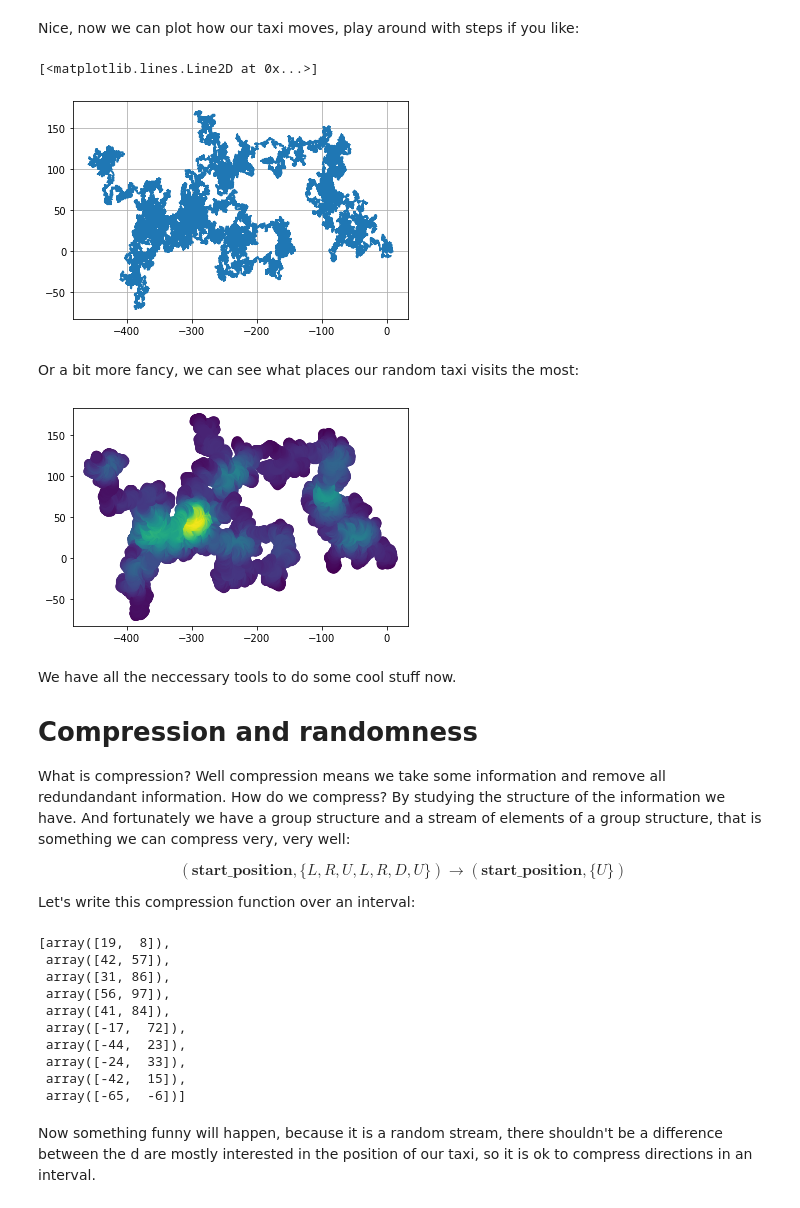
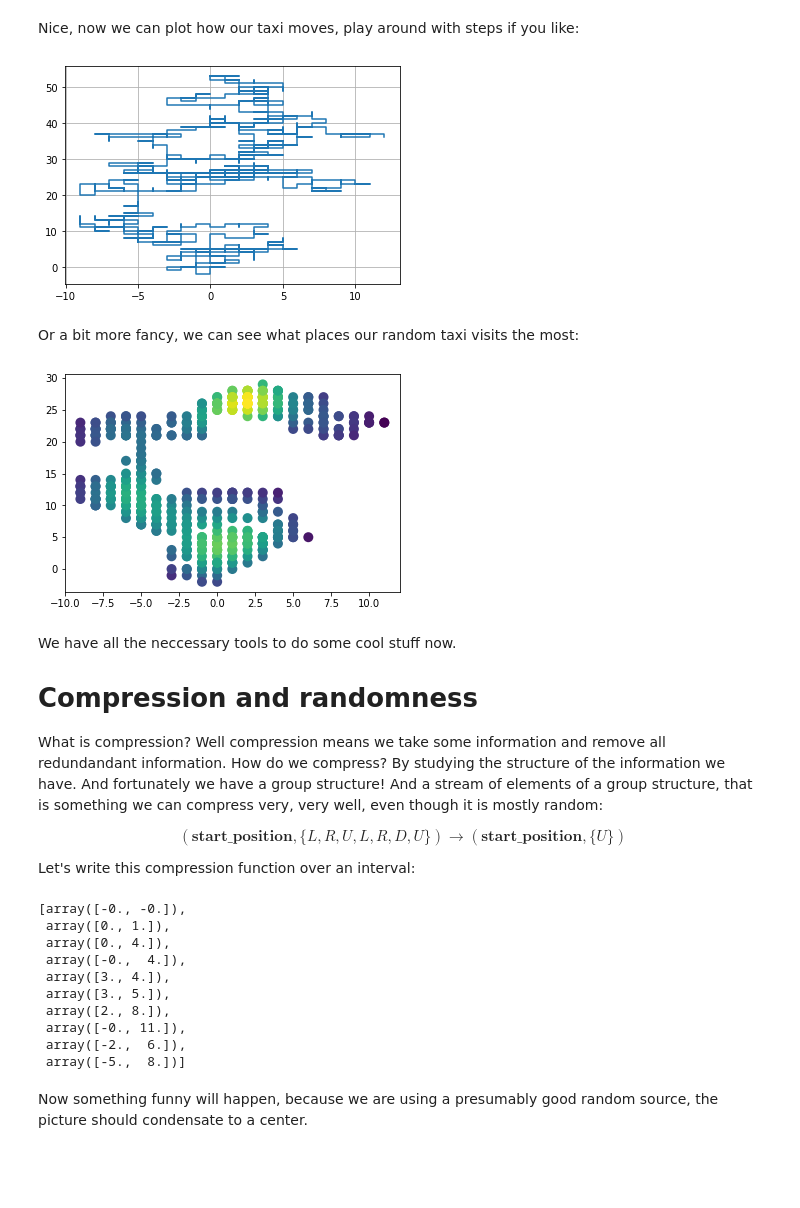
Before and after one commit to edgarklerks/some_musings, a Jupyter notebook: Some_algebraic_structure_of_python_generators.ipynb, the cells around one changed output. Drawn from its saved outputs; the diff is of its cells as text; code cells hidden in the pictures; blank space fills up the shorter version.

```diff
--- a/Some_algebraic_structure_of_python_generators.ipynb
+++ b/Some_algebraic_structure_of_python_generators.ipynb
@@ -239,37 +244,46 @@ observe(10,taxi())
 # %% [markdown]
 Nice, now we can plot how our taxi moves, play around with steps if you like:
 # %%
-steps = 100000
+
+steps = 500
+
+
 def observeArray(n,g):
      return np.asarray(observe(n, g))
 
 import matplotlib.pyplot as plt
-fig = plt.figure()
-ax = plt.axes()
-plt.grid()
-x,y = observeArray(steps,taxi()).T
-plt.plot(x,y)
+def showTaxiPath(steps, taxi):
+    fig = plt.figure()
+    ax = plt.axes()
+    plt.grid()
+    x,y = observeArray(steps,taxi).T
+    plt.plot(x,y)
+
+showTaxiPath(1000, taxi())
 # %% [output]
-[<matplotlib.lines.Line2D at 0x...>]
-[figure, old version]
+[figure, new version]
 # %% [markdown]
 Or a bit more fancy, we can see what places our random taxi visits the most:
 # %%
 from scipy.stats import gaussian_kde
 def densityScatterPlot(x,y):
     xy = np.vstack([x,y])
     z = gaussian_kde(xy)(xy)
 
     fig, ax = plt.subplots()
     ax.scatter(x, y, c=z, s=100, edgecolor='')
 densityScatterPlot(x,y)
+
+def normalScatterPlot(x,y):
+    fig, ax = plt.subplots()
+    ax.scatter(x,y)
 # %% [output]
-[figure, old version]
+[figure, new version]
 # %% [markdown]
 We have all the neccessary tools to do some cool stuff now.
 
 # Compression and randomness
-What is compression? Well compression means we take some information and remove all redundandant information. How do we compress? By studying the structure of the information we have. And fortunately we have a group structure and a stream of elements of a group structure, that is something we can compress very, very well:
+What is compression? Well compression means we take some information and remove all redundandant information. How do we compress? By studying the structure of the information we have. And fortunately we have a group structure! And a stream of elements of a group structure, that is something we can compress very, very well, even though it is mostly random:
 
 $$(\textbf{start_position},\{L,R,U,L,R,D,U\}) \rightarrow (\textbf{start_position},\{U\})$$
 
@@ -279,23 +293,23 @@ def compress(interval, gen):
     while True:
         chunk = take(interval, gen)
         gen = drop(interval, gen)
-        yield sum(chunk)
+        yield np.trunc(sum(chunk)/interval)
 
 observe(10, compress(10,taxi()))
 # %% [output]
-[array([19,  8]),
- array([42, 57]),
- array([31, 86]),
- array([56, 97]),
- array([41, 84]),
- array([-17,  72]),
- array([-44,  23]),
- array([-24,  33]),
- array([-42,  15]),
- array([-65,  -6])]
+[array([-0., -0.]),
+ array([0., 1.]),
+ array([0., 4.]),
+ array([-0.,  4.]),
+ array([3., 4.]),
+ array([3., 5.]),
+ array([2., 8.]),
+ array([-0., 11.]),
+ array([-2.,  6.]),
+ array([-5.,  8.])]
-# %% [markdown]
-
-Now something funny will happen, because it is a random stream, there shouldn't be a difference between the d are mostly interested in the position of our taxi, so it is ok to compress directions in an interval.
+# %% [markdown]
+
+Now something funny will happen, because we are using a presumably good random source, the picture should condensate to a center.
 # %%
 import sys
 # We are playing with generators, so we want this to be a bit higher.
```
Also changed, not shown: parts of 19 cells of this notebook, 1 other file.
